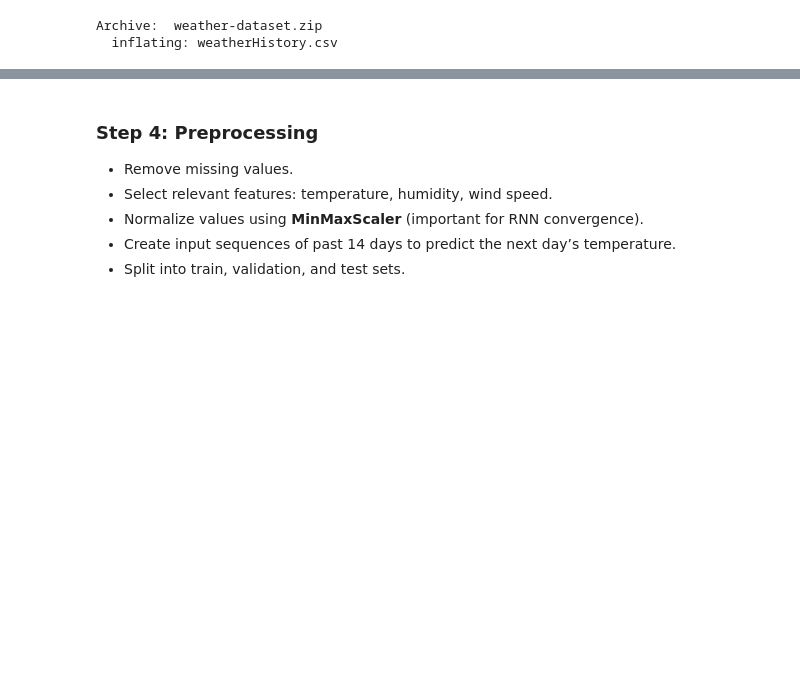
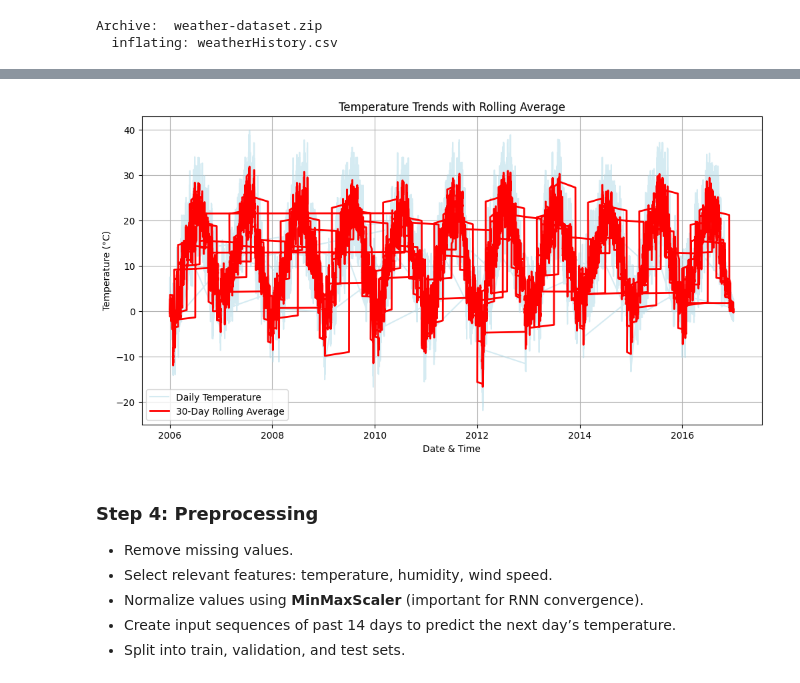
Before and after one commit to muhsinasafeeth/Temperature-Prediction-using-RNN, a Jupyter notebook: Temperature_prediction_using_RNN.ipynb, the cells around one changed output, grey strips where cells are left out. Saved outputs shown, nothing was run; the diff lists cells and outputs as text; code cells hidden in the pictures; blank space fills up the shorter version.

```diff
--- a/Temperature_prediction_using_RNN.ipynb
+++ b/Temperature_prediction_using_RNN.ipynb
@@ -124,3 +128,24 @@ df.isnull().sum()
+# %%
+import pandas as pd
+import matplotlib.pyplot as plt
+
+# Assuming df already has datetime index and temperature column
+# Apply a rolling mean (e.g., 30 days)
+df['rolling_temp'] = df['Temperature (C)'].rolling(window=30).mean()
+
+# Plot both raw and smoothed temperature
+plt.figure(figsize=(12,6))
+plt.plot(df.index, df['Temperature (C)'], color='lightblue', alpha=0.5, label='Daily Temperature')
+plt.plot(df.index, df['rolling_temp'], color='red', linewidth=2, label='30-Day Rolling Average')
+
+plt.xlabel('Date & Time')
+plt.ylabel('Temperature (°C)')
+plt.title('Temperature Trends with Rolling Average')
+plt.legend()
+plt.grid(True)
+plt.show()
+# %% [output]
+[figure, added]
 # %% [markdown]
 ### Step 4: Preprocessing
 - Remove missing values.
```
Also changed, not shown: parts of 16 cells of this notebook.
